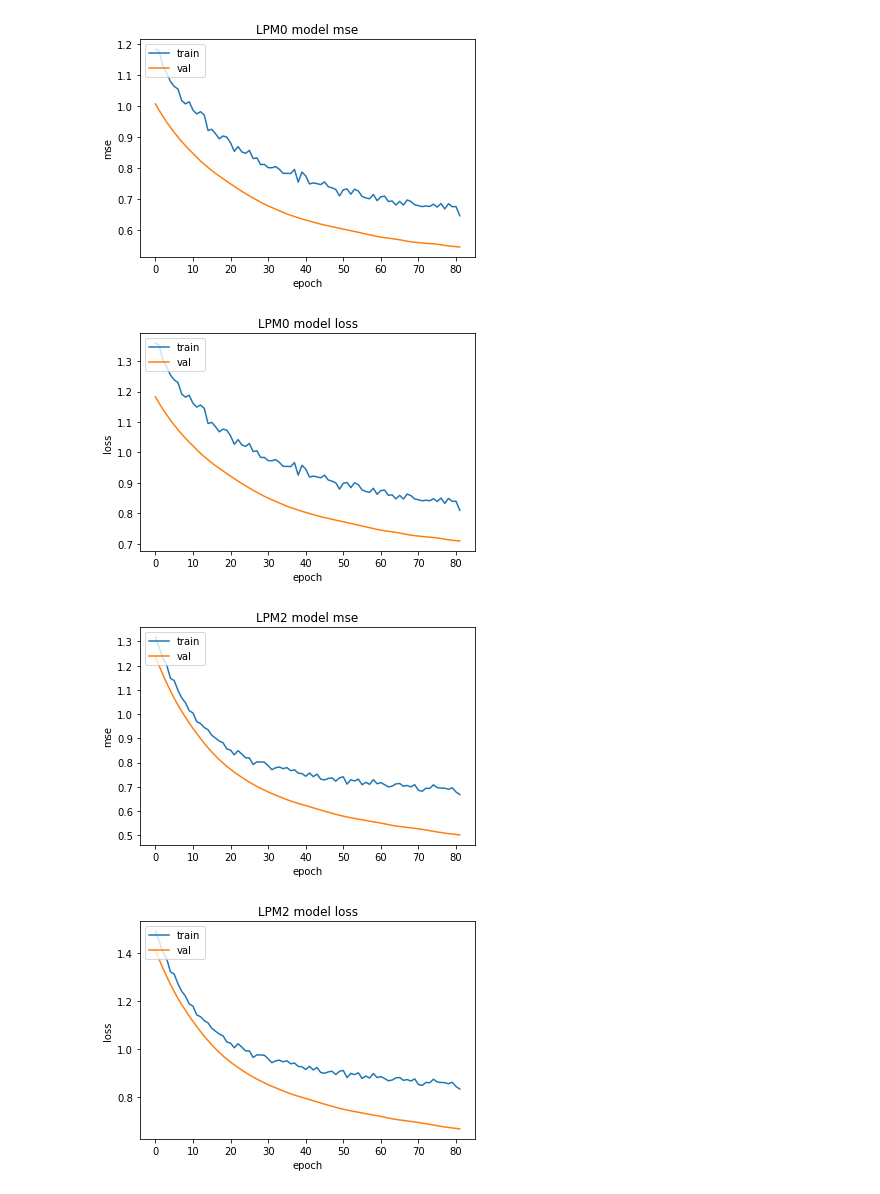
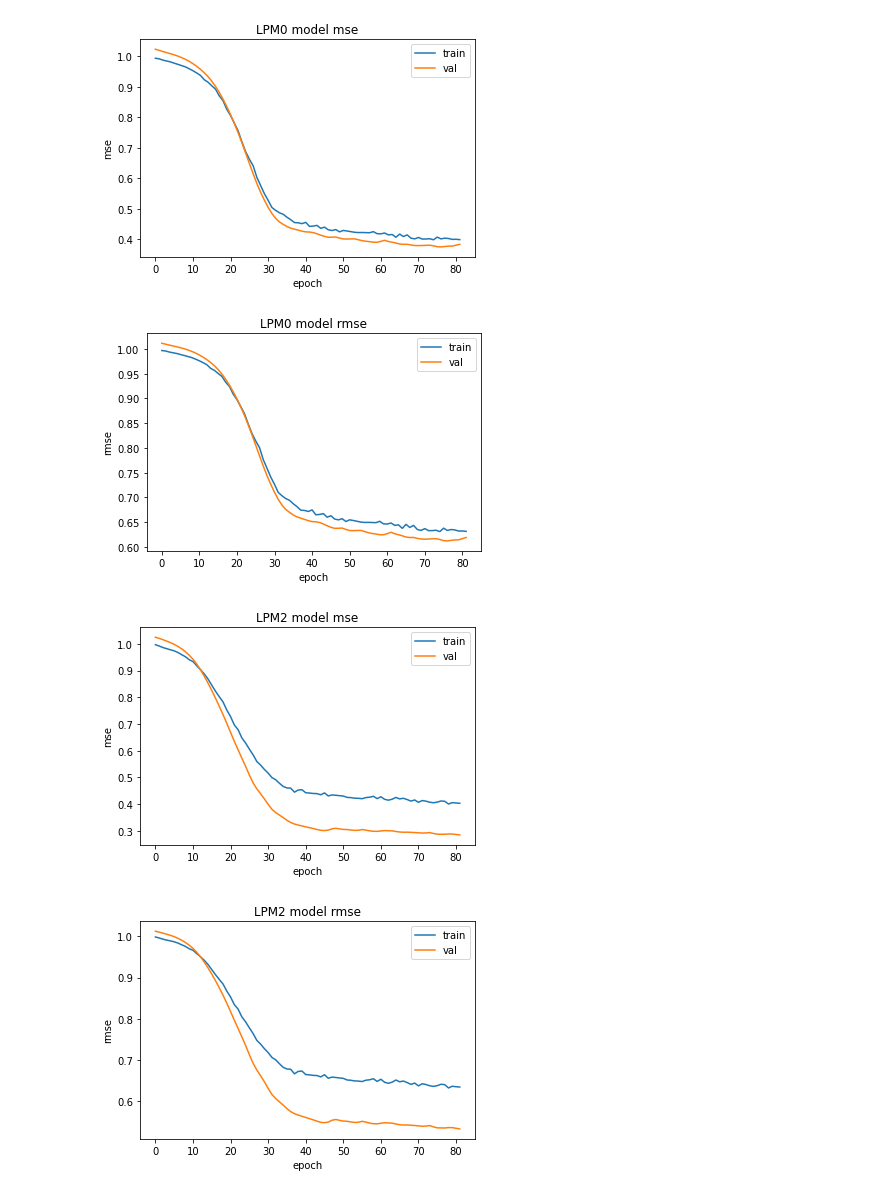
Before and after one commit to TrevorPeyton/RadiationML, a Jupyter notebook: RawDoseRegression.ipynb, the cells around one changed output. Cells and saved outputs as stored; diff of their text form; code cells hidden in the pictures.

Commit message:
RMSE
Added RMSE as metric for model.

Update merged to include LPM# in CNN.

```diff
--- a/RawDoseRegression.ipynb
+++ b/RawDoseRegression.ipynb
@@ -84,7 +80,7 @@ for mode in range(len(modes)):
 models = []
 model = Sequential()
 
-model.add(Conv1D(8, train[0].shape[1], activation="relu", input_shape=(train[0].shape[1], 1),
+model.add(Conv1D(8, train[0].shape[1], activation="relu", padding="same", input_shape=(train[0].shape[1], 1),
                  kernel_regularizer=keras.regularizers.l2(l=0.1),
                  bias_regularizer=keras.regularizers.l2(0.01)
                 ))
@@ -110,5 +106,5 @@ for mode in range(len(modes)):
     m = keras.models.clone_model(model)
     m.compile(loss = 'mse',
               optimizer = tf.keras.optimizers.Adam(learning_rate=3e-5),
-              metrics = [MeanSquaredError()]) #each model has to be compiled seperatly
+              metrics = [MeanSquaredError(), RootMeanSquaredError()]) #each model has to be compiled seperatly
     models.append(m)
@@ -133,25 +131,25 @@ Training model 2 - (LPM4-2)
 # %%
 for mode in histories:
         history = histories[mode]
         _=plt.figure(facecolor='white')
         plt.plot(history.history['mean_squared_error'])
         plt.plot(history.history['val_mean_squared_error'])
         plt.title(f"{mode} model mse")
         plt.ylabel('mse')
         plt.xlabel('epoch')
-        plt.legend(['train', 'val'], loc='upper left')
+        plt.legend(['train', 'val'], loc='upper right')
         plt.show()
 
         _=plt.figure(facecolor='white')
-        plt.plot(history.history['loss'])
-        plt.plot(history.history['val_loss'])
-        plt.title(f"{mode} model loss")
-        plt.ylabel('loss')
+        plt.plot(history.history['root_mean_squared_error'])
+        plt.plot(history.history['val_root_mean_squared_error'])
+        plt.title(f"{mode} model rmse")
+        plt.ylabel('rmse')
         plt.xlabel('epoch')
-        plt.legend(['train', 'val'], loc='upper left')
+        plt.legend(['train', 'val'], loc='upper right')
         plt.show()
 # %% [output]
-[figure, old version]
+[figure, new version]
-[figure, old version]
+[figure, new version]
-[figure, old version]
+[figure, new version]
-[figure, old version]
+[figure, new version]
```
Also changed, not shown: parts of 7 cells of this notebook, 2 other files.
